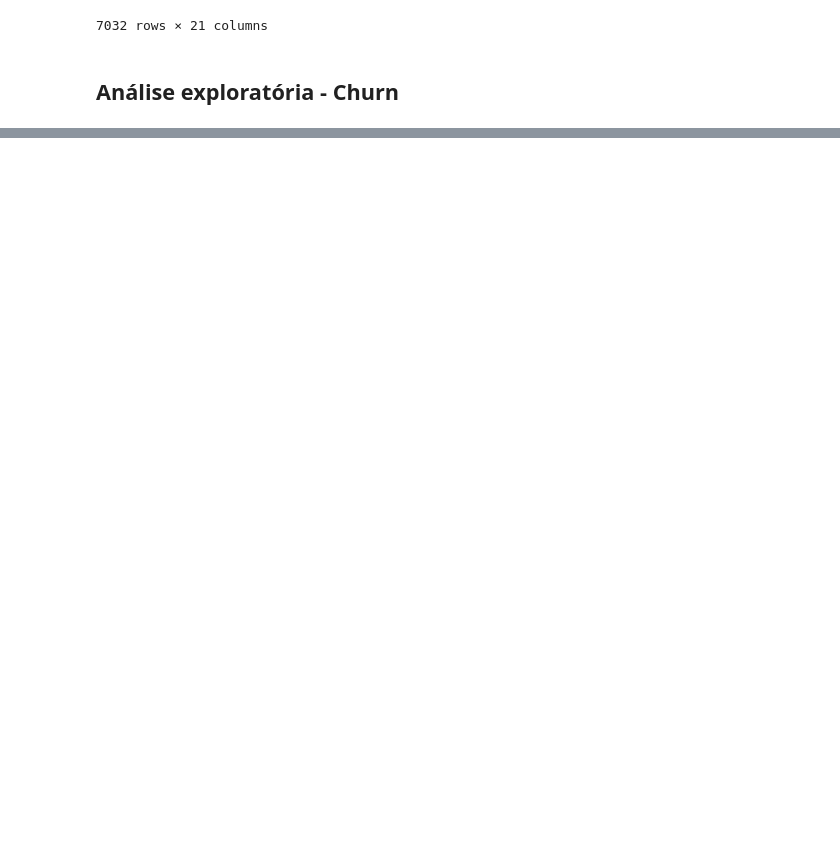
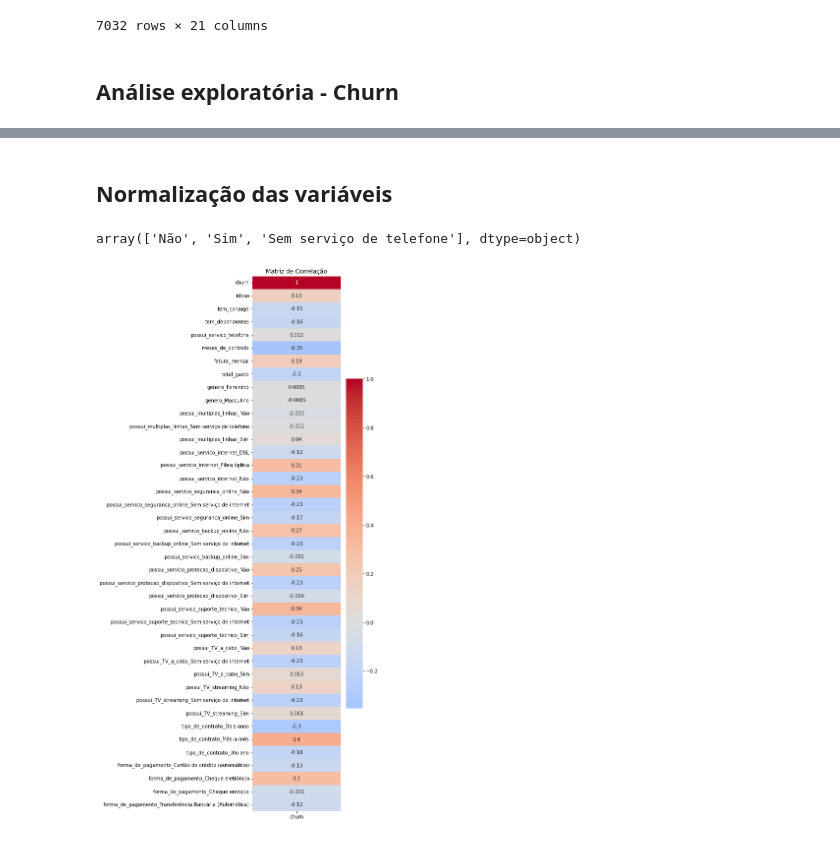
Before and after one commit to FranciscoFoz/challenge-dados-alura-2-edicao, a Jupyter notebook: Notebooks/Notebook_Semana_1.ipynb, the cells around one changed output, grey strips where cells are left out. Saved outputs shown, nothing was run; the diff lists cells and outputs as text; code cells hidden in the pictures; blank space fills up the shorter version.

```diff
--- a/Notebooks/Notebook_Semana_1.ipynb
+++ b/Notebooks/Notebook_Semana_1.ipynb
@@ -309,0 +452,30 @@ df_normalizado_estruturado
+# %% [markdown]
+## Normalização das variáveis
+# %%
+df_normalizado_estruturado.possui_multiplas_linhas.unique()
+# %% [output]
+array(['Não', 'Sim', 'Sem serviço de telefone'], dtype=object)
+# %%
+df_variaveis_normalizadas = df_normalizado_estruturado.drop(columns='customerID').copy()
+
+variaveis_numericas = df_variaveis_normalizadas[['meses_de_contrato','fatura_mensal','total_gasto']]
+
+variaveis_binarias = df_variaveis_normalizadas[['churn','idoso','tem_conjuge','tem_dependentes','possui_servico_telefone']].replace({'Não':0,'Sim':1})
+
+variaveis_multiplas = df_variaveis_normalizadas[['genero','possui_multiplas_linhas','possui_servico_internet','possui_servico_seguranca_online',
+                           'possui_servico_backup_online','possui_servico_protecao_dispositivo','possui_servico_suporte_tecnico',
+                           'possui_TV_a_cabo','possui_TV_streaming','tipo_de_contrato','forma_de_pagamento']]
+
+variaveis_multiplas_normalizadas = pd.get_dummies(variaveis_multiplas,dtype=int)
+# %%
+df_final = pd.concat([variaveis_binarias,variaveis_numericas,variaveis_multiplas_normalizadas],axis=1)
+# %%
+matriz_corr = df_final.corr()
+
+# Cria um heatmap
+plt.figure(figsize=(4, 20))
+sns.heatmap(matriz_corr.loc[:,['churn']], annot=True, cmap='coolwarm', center=0)
+plt.title('Matriz de Correlação')
+plt.show()
+# %% [output]
+[figure, added]
```
Also changed, not shown: parts of 21 cells of this notebook.
